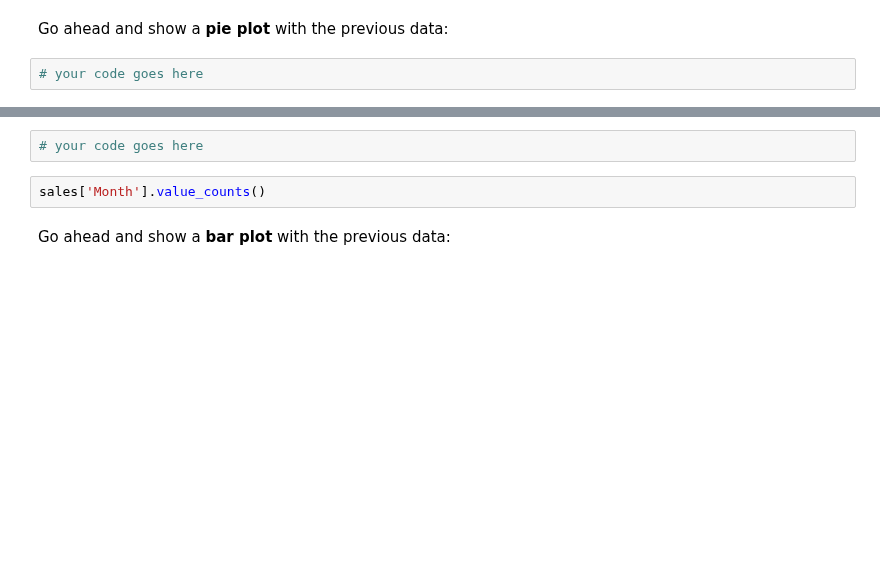
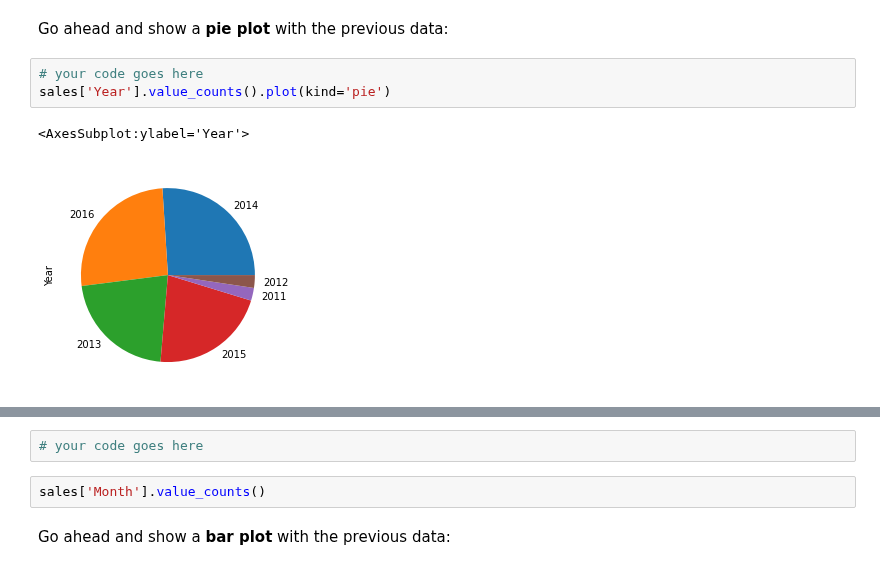
Before and after one commit to ine-rmotr-curriculum/FreeCodeCamp-Pandas-Real-Life-Example, a Jupyter notebook: Exercises_1.ipynb, the cells around one changed output, grey strips where cells are left out. Saved outputs shown, nothing was run; the diff lists cells and outputs as text; blank space fills up the shorter version.

```diff
--- a/Exercises_1.ipynb
+++ b/Exercises_1.ipynb
@@ -69,5 +111,9 @@ sales['Year'].value_counts()
 Go ahead and show a <b>pie plot</b> with the previous data:
 # %%
 # your code goes here
+sales['Year'].value_counts().plot(kind='pie')
+# %% [output]
+<AxesSubplot:ylabel='Year'>
+[figure, added]
 # %%
 sales['Year'].value_counts().plot(kind='pie', figsize=(6,6))
```
Also changed, not shown: parts of 9 cells of this notebook.
